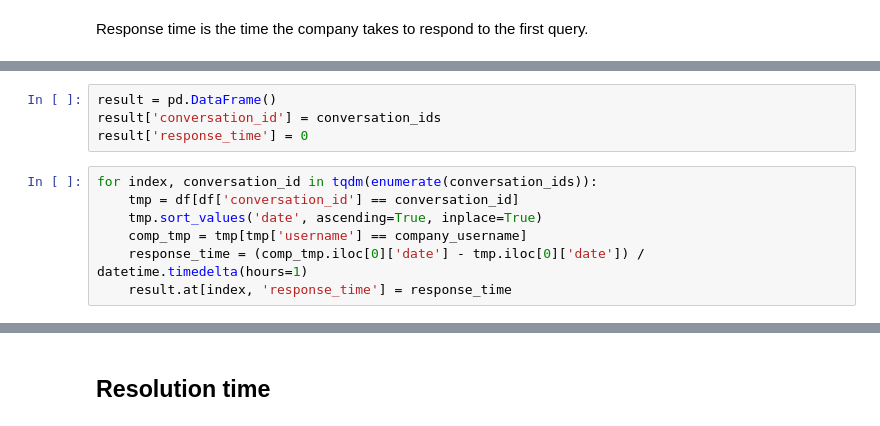
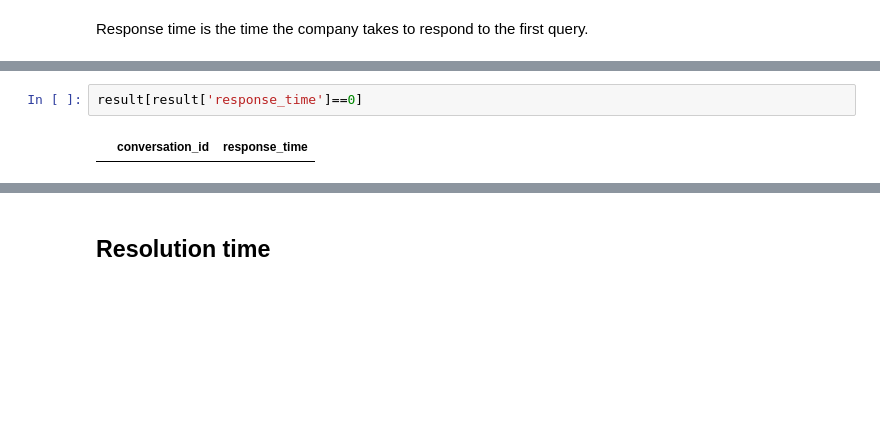
Before and after one commit to patilpushkarp/comp, a Jupyter notebook: comp/docs/individual/nbfc/response_bajaj_finance.ipynb, the cells around one changed output, grey strips where cells are left out. Saved outputs shown, nothing was run; the diff lists cells and outputs as text; blank space fills up the shorter version.

```diff
--- a/comp/docs/individual/nbfc/response_bajaj_finance.ipynb
+++ b/comp/docs/individual/nbfc/response_bajaj_finance.ipynb
@@ -70,11 +81,4 @@ Response time is the time the company takes to respond to the first query.
 # %%
-result = pd.DataFrame()
-result['conversation_id'] = conversation_ids
-result['response_time'] = 0
+result[result['response_time']==0]
+# %% [output]
+|  | conversation_id | response_time |
-# %%
-for index, conversation_id in tqdm(enumerate(conversation_ids)):
-    tmp = df[df['conversation_id'] == conversation_id]
-    tmp.sort_values('date', ascending=True, inplace=True)
-    comp_tmp = tmp[tmp['username'] == company_username]
-    response_time = (comp_tmp.iloc[0]['date'] - tmp.iloc[0]['date']) / datetime.timedelta(hours=1)
-    result.at[index, 'response_time'] = response_time
```
Also changed, not shown: parts of 9 cells of this notebook, 24 other files.
